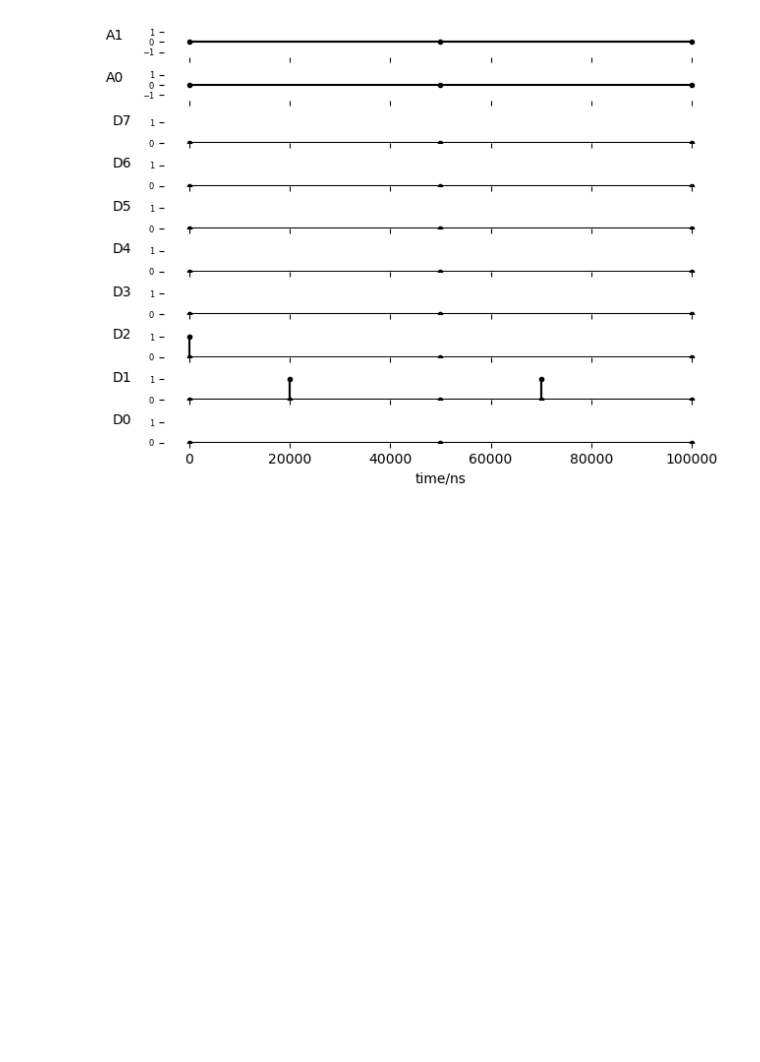
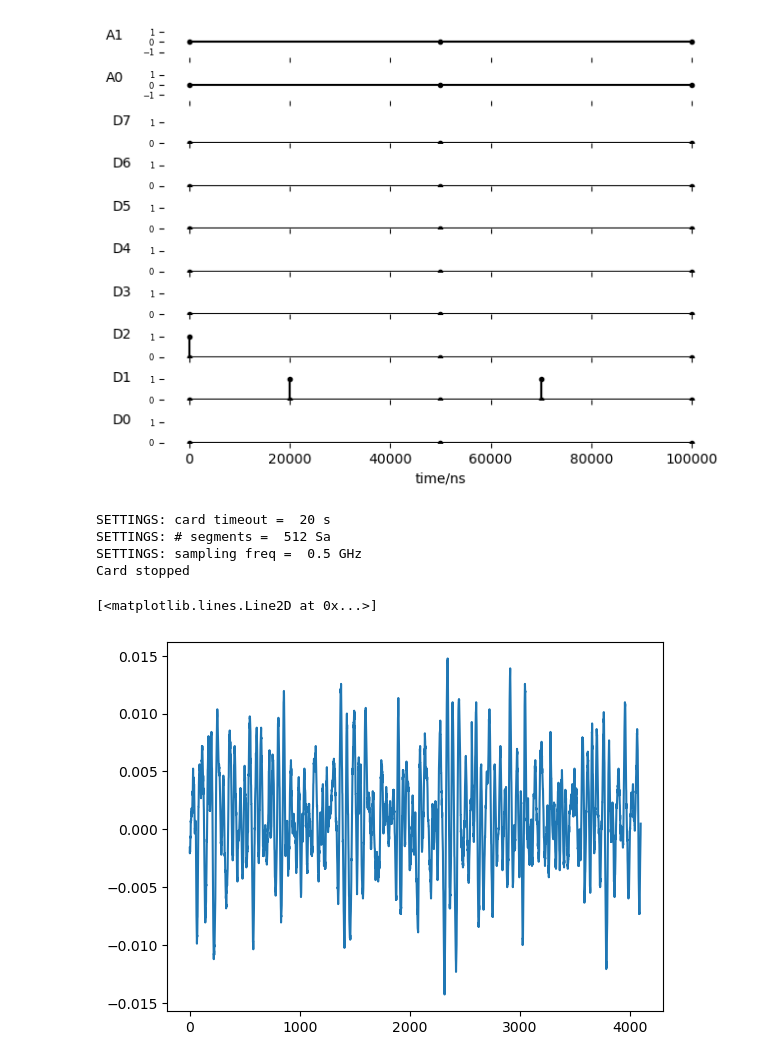
Before and after one commit to Evan-Vill/nspyre, a Jupyter notebook: src/experiments/drivers/odmr_sweep_test.ipynb, the cells around one changed output. Cells and saved outputs as stored; diff of their text form; code cells hidden in the pictures; blank space fills up the shorter version.

```diff
--- a/src/experiments/drivers/odmr_sweep_test.ipynb
+++ b/src/experiments/drivers/odmr_sweep_test.ipynb
@@ -102,8 +179,14 @@ ps_seq.plot()
 # %%
 Multi.config()
+sg.set_rf_toggle(1)
 Multi.start_buffer()
 
 DATA=Multi.acquire()
 
 Multi.stop_card()
-Multi.reset()
+Multi.restart()
+# %% [output]
+SETTINGS: card timeout =  20 s
+SETTINGS: # segments =  512 Sa
+SETTINGS: sampling freq =  0.5 GHz
+Card stopped
@@ -110,2 +198,5 @@ Multi.reset()
 # %%
-plt.plot(np.ravel(Multi))
+plt.plot(np.ravel(DATA))
+# %% [output]
+[<matplotlib.lines.Line2D at 0x...>]
+[figure, added]
```
Also changed, not shown: parts of 12 cells of this notebook, 5 other files.
